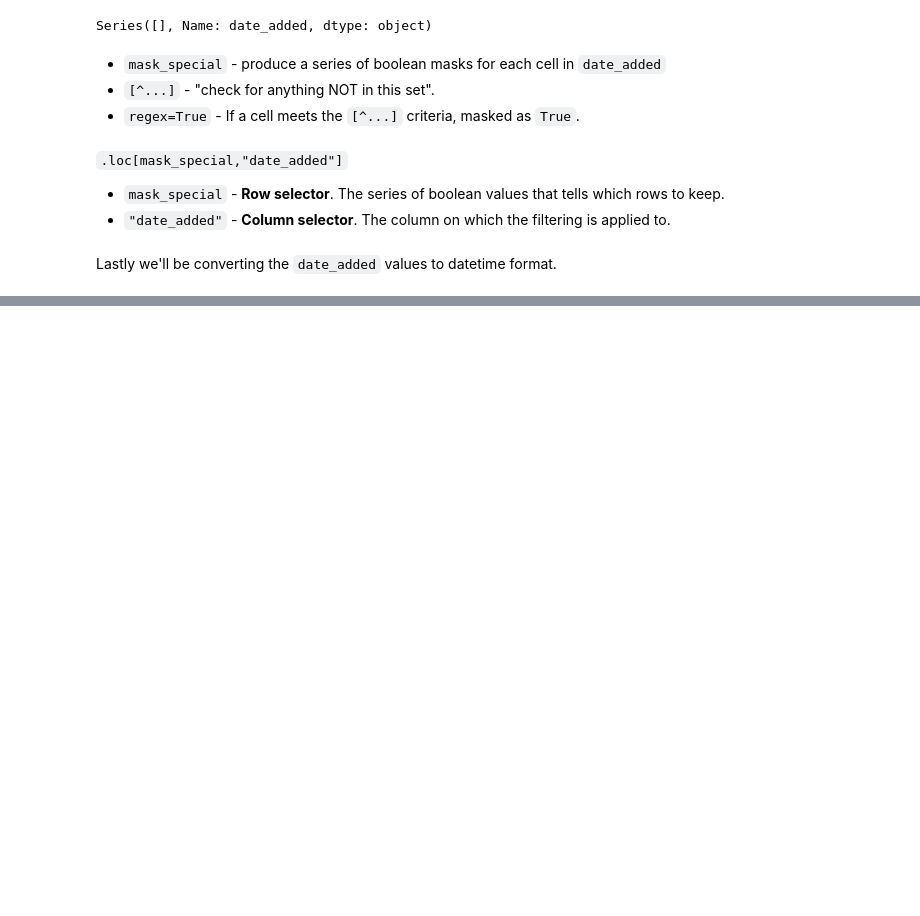
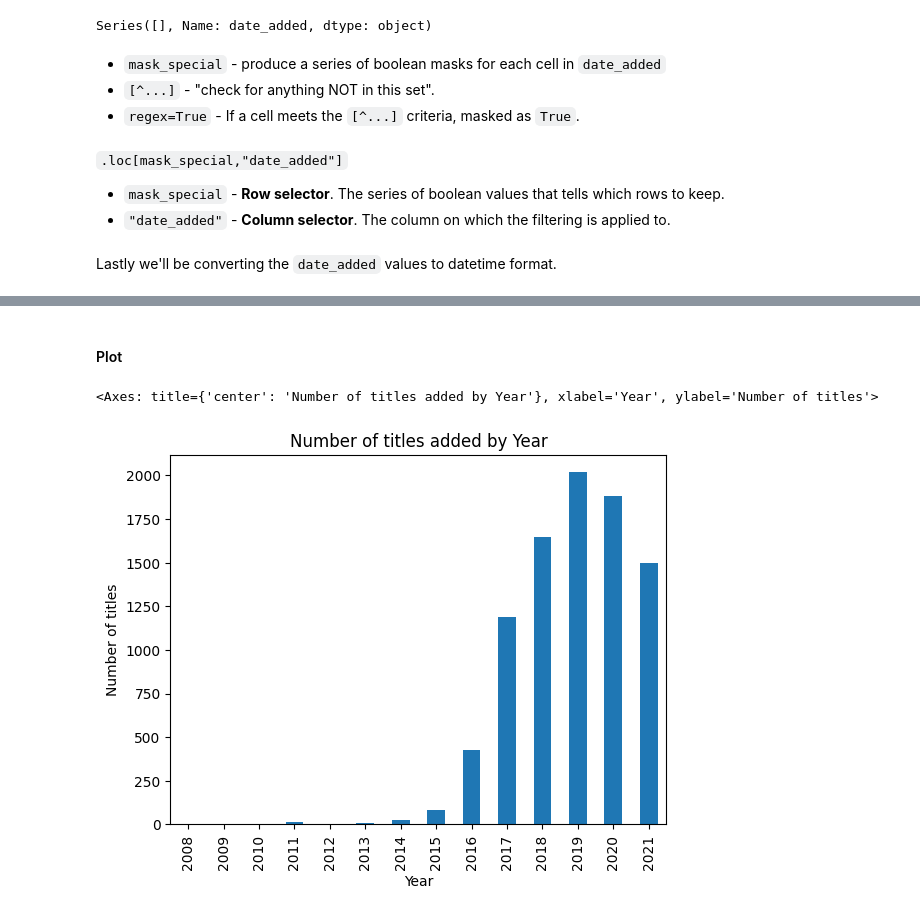
Before and after one commit to juanyeremia/netflix-movie-analysis, a Jupyter notebook: exploration.ipynb, the cells around one changed output, grey strips where cells are left out. Cells and saved outputs as stored; diff of their text form; code cells hidden in the pictures; blank space fills up the shorter version.

```diff
--- a/exploration.ipynb
+++ b/exploration.ipynb
@@ -439,0 +432,10 @@ valid_df_date_added["date_added"] = pd.to_datetime(valid_df_date_added["date_add
+# %%
+# Extract eyar and count title
+updated_by_year = (
+    valid_df_date_added["date_added"]
+    .dt.year                            # Extract year number from each datetime value
+    .value_counts()                     # Count how many titles
+    .sort_index()                       # Sort the year, otherwise it will sort by count values
+)
+
+updated_by_year
@@ -439,0 +459,12 @@ valid_df_date_added["date_added"] = pd.to_datetime(valid_df_date_added["date_add
+# %% [markdown]
+#### Plot
+# %%
+updated_by_year.plot(
+    kind="bar",
+    title="Number of titles added by Year",
+    ylabel="Number of Titles Added",
+    xlabel="Year"
+)
+# %% [output]
+<Axes: title={'center': 'Number of titles added by Year'}, xlabel='Year', ylabel='Number of titles'>
+[figure, added]
```
Also changed, not shown: parts of 3 cells of this notebook.
